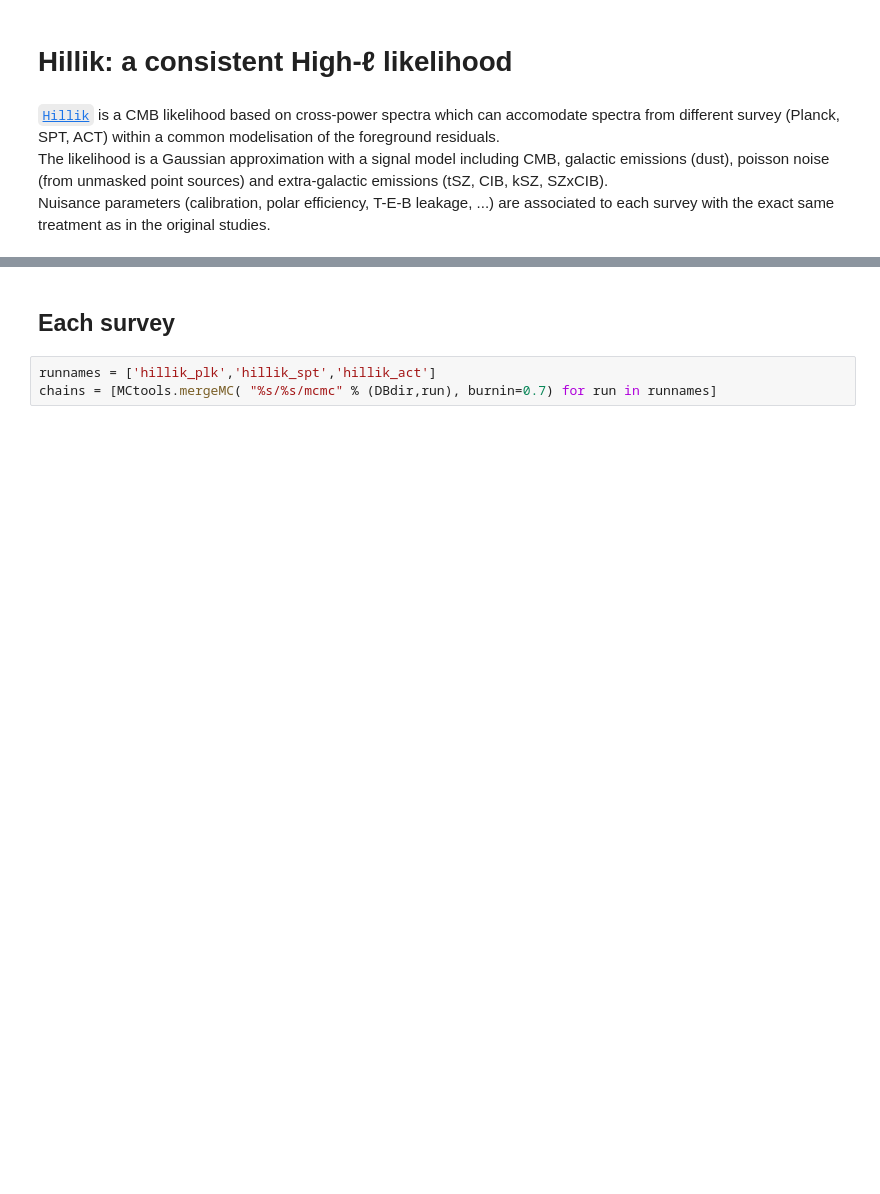
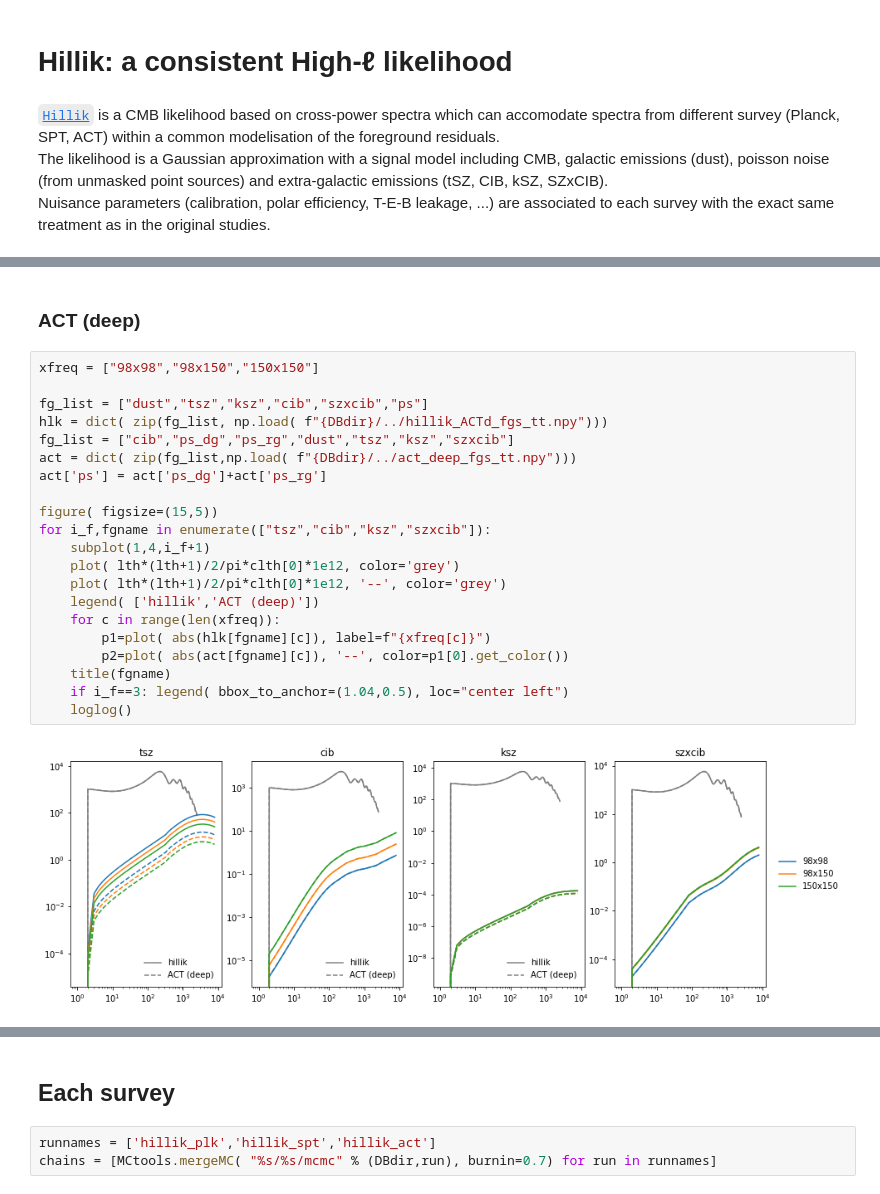
Before and after one commit to mtristram/hillik, a Jupyter notebook: scripts/hillik_chains.ipynb, the cells around one changed output, grey strips where cells are left out. Cells and saved outputs as stored; diff of their text form; blank space fills up the shorter version.

```diff
--- a/scripts/hillik_chains.ipynb
+++ b/scripts/hillik_chains.ipynb
@@ -9,0 +63,25 @@ DBdir = "/sps/planck/Users/tristram/Soft/Hillik/chains"
+# %% [markdown]
+### ACT (deep)
+# %%
+xfreq = ["98x98","98x150","150x150"]
+
+fg_list = ["dust","tsz","ksz","cib","szxcib","ps"]
+hlk = dict( zip(fg_list, np.load( f"{DBdir}/../hillik_ACTd_fgs_tt.npy")))
+fg_list = ["cib","ps_dg","ps_rg","dust","tsz","ksz","szxcib"]
+act = dict( zip(fg_list,np.load( f"{DBdir}/../act_deep_fgs_tt.npy")))
+act['ps'] = act['ps_dg']+act['ps_rg']
+
+figure( figsize=(15,5))
+for i_f,fgname in enumerate(["tsz","cib","ksz","szxcib"]):
+    subplot(1,4,i_f+1)
+    plot( lth*(lth+1)/2/pi*clth[0]*1e12, color='grey')
+    plot( lth*(lth+1)/2/pi*clth[0]*1e12, '--', color='grey')
+    legend( ['hillik','ACT (deep)'])
+    for c in range(len(xfreq)):
+        p1=plot( abs(hlk[fgname][c]), label=f"{xfreq[c]}")
+        p2=plot( abs(act[fgname][c]), '--', color=p1[0].get_color())
+    title(fgname)
+    if i_f==3: legend( bbox_to_anchor=(1.04,0.5), loc="center left")
+    loglog()
+# %% [output]
+[figure, added]
```
Also changed, not shown: parts of 14 cells of this notebook.
